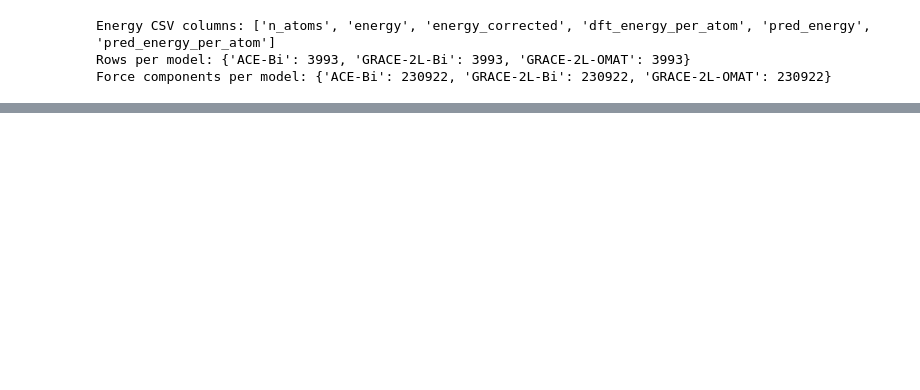
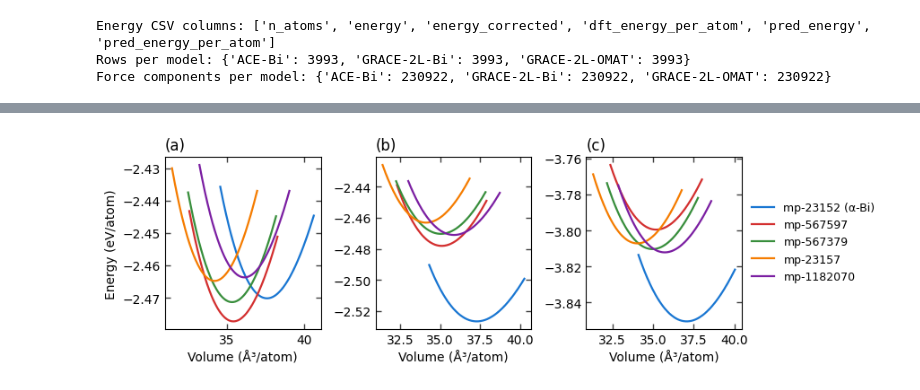
Before and after one commit to thermoatoms/Bi-MLIPs, a Jupyter notebook: validation/plot.ipynb, the cells around one changed output, grey strips where cells are left out. Drawn from its saved outputs; the diff is of its cells as text; code cells hidden in the pictures; blank space fills up the shorter version.

```diff
--- a/validation/plot.ipynb
+++ b/validation/plot.ipynb
@@ -122,0 +123,77 @@ plt.show()
+# %%
+
+import sys, os, numpy as np, pandas as pd
+from pychromatic import Multiplot, Palette
+
+# ── BM formula (B0 in eV/Å³, V0 in Å³, E0 in eV) ────────────────────────────
+def bm_eval(vol, V0, E0, B0_eV, Bp):
+    eta = (vol / V0) ** (1.0 / 3.0)
+    return E0 + 9.0 * B0_eV * V0 / 16.0 * (eta**2 - 1.0)**2 * (6.0 + Bp * (eta**2 - 1.0) - 4.0 * eta**2)
+
+# ── Model / CSV definitions ───────────────────────────────────────────────────
+ev_models = [
+    ("ACE-Bi",        "ev_results_ACE.csv"),
+    ("GRACE-2L-Bi",   "ev_results_GRACE_UPF.csv"),
+    ("GRACE-2L-OMAT", "ev_results_GRACE_2L.csv"),
+]
+
+ev_dfs = {label: pd.read_csv(fname) for label, fname in ev_models}
+
+# ── Colours per polymorph ─────────────────────────────────────────────────────
+pal = Palette()
+mp_ids = ["mp-23152", "mp-567597", "mp-567379", "mp-23157", "mp-1182070"]
+mp_labels = {
+    "mp-23152":   "mp-23152 (α-Bi)",
+    "mp-567597":  "mp-567597",
+    "mp-567379":  "mp-567379",
+    "mp-23157":   "mp-23157",
+    "mp-1182070": "mp-1182070",
+}
+colors = [pal.blue.hex, pal.red.hex, pal.green.hex, pal.orange.hex, pal.purple.hex]
+
+# ── Plot ──────────────────────────────────────────────────────────────────────
+mlt = Multiplot(rows=1, columns=3, width=600, ratio=0.3, wspace=0.35)
+
+panel_letters = ["(a)", "(b)", "(c)"]
+
+for col, (label, _) in enumerate(ev_models):
+    ax = mlt[0, col]
+    df = ev_dfs[label].set_index("mp_id")
+
+    for mp, color in zip(mp_ids, colors):
+        if mp not in df.index:
+            continue
+        row   = df.loc[mp]
+        V0    = row["V0_A3"]
+        E0    = row["E0_eV"]
+        B0_eV = row["B0_GPa"] / 160.21766   # GPa → eV/Å³
+        Bp    = row["Bp"]
+        dE    = row["dE_meV"]                # energy above ground state (meV)
+
+        # volume grid ±8 % around equilibrium
+        v_grid = np.linspace(0.92 * V0, 1.08 * V0, 300)
+        e_grid = bm_eval(v_grid, V0, E0, B0_eV, Bp)
+
+        # shift so ground state = 0 meV
+        #e_shifted = (e_grid - (E0 - dE / 1000)) * 1000   # meV
+
+        ax.plot(v_grid, e_grid, color=color, label=mp_labels[mp], linewidth=1.6)
+        #ax.scatter([V0], [dE], color=color, zorder=5, s=30)
+
+    ax.set_xlabel("Volume (Å³/atom)")
+    if col == 0:
+        ax.set_ylabel("Energy (eV/atom)")
+    ax.set_title(panel_letters[col], loc="left")
+    #ax.set_ylim(-5, 80)
+    ax.tick_params(direction="in", top=True, right=True)
+
+# legend to the right of all panels
+handles, lbls = mlt[0, 2].get_legend_handles_labels()
+mlt.fig.legend(handles, lbls, loc="center left",
+               bbox_to_anchor=(0.9, 0.5),
+               frameon=False, fontsize=9)
+
+mlt.fig.savefig("ev_curves.png", dpi=300, bbox_inches="tight")
+#mlt.fig
+# %% [output]
+[figure, added]
```
Also changed, not shown: parts of 1 cell of this notebook, 3 other files.
